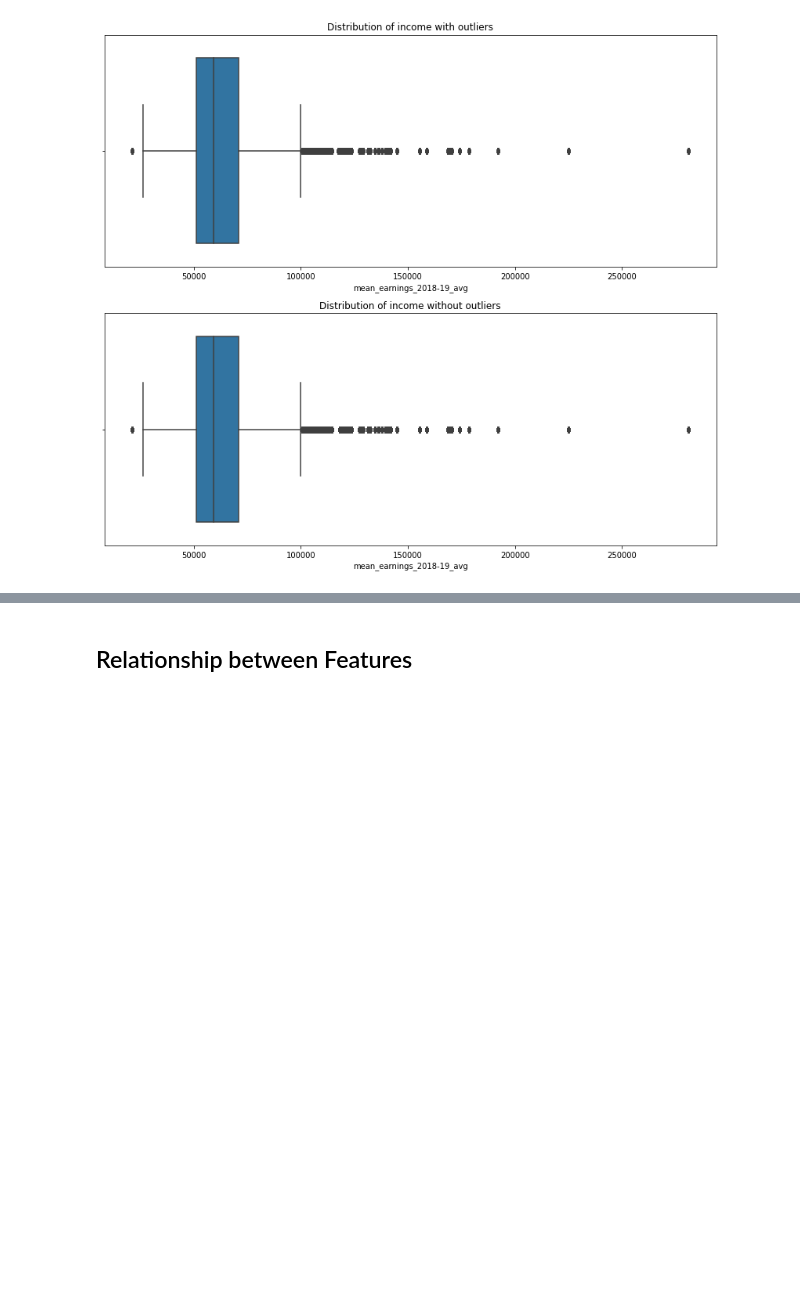
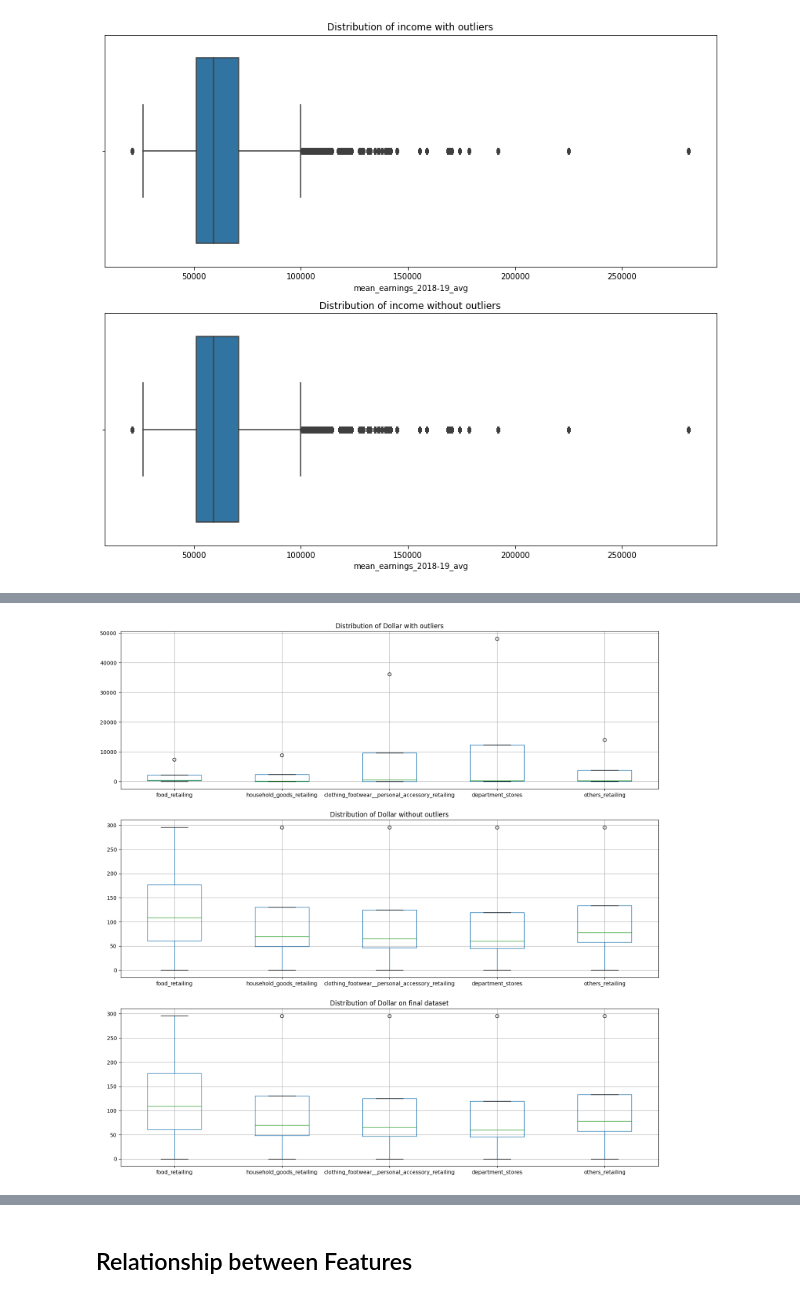
Before and after one commit to MAST30034-Applied-Data-Science/generic-buy-now-pay-later-project-group-56-bnlp, a Jupyter notebook: notebooks/Transaction_Analysis.ipynb, the cells around one changed output, grey strips where cells are left out. Drawn from its saved outputs; the diff is of its cells as text; code cells hidden in the pictures; blank space fills up the shorter version.

```diff
--- a/notebooks/Transaction_Analysis.ipynb
+++ b/notebooks/Transaction_Analysis.ipynb
@@ -302,0 +325,18 @@ boxplot2 = sns.boxplot(ax= axes[1], data=final_dataset_df, x="mean_earnings_2018
+# %%
+subcategory_describe = dataset.groupBy('subcategory').agg(avg('dollar_value').alias('mean'),stddev('dollar_value').alias('stddev'),
+                                                    min('dollar_value').alias('min'), max('dollar_value').alias('max'))\
+                                                .toPandas().set_index('subcategory').T.drop(columns= [None])
+subcategory_describe_wo_outlier = dataset_wo_outliers.groupBy('subcategory').agg(avg('dollar_value').alias('mean'),stddev('dollar_value').alias('stddev'),
+                                                    min('dollar_value').alias('min'), max('dollar_value').alias('max'))\
+                                                .toPandas().set_index('subcategory').T.drop(columns= [None])
+subcategory_describe_final = final_dataset.groupBy('subcategory').agg(avg('dollar_value').alias('mean'),stddev('dollar_value').alias('stddev'),
+                                                    min('dollar_value').alias('min'), max('dollar_value').alias('max'))\
+                                                .toPandas().set_index('subcategory').T.drop(columns= [None])
+# %%
+fig, axes = plt.subplots(3, 1, figsize=(18,18))
+
+boxplot = subcategory_describe.boxplot(ax= axes[0]).set(title = 'Distribution of Dollar with outliers')
+boxplot2 = subcategory_describe_wo_outlier.boxplot(ax= axes[1]).set(title = 'Distribution of Dollar without outliers')
+boxplot3 = subcategory_describe_final.boxplot(ax= axes[2]).set(title = 'Distribution of Dollar on final dataset')
+# %% [output]
+[figure, added]
```
Also changed, not shown: parts of 14 cells of this notebook.
